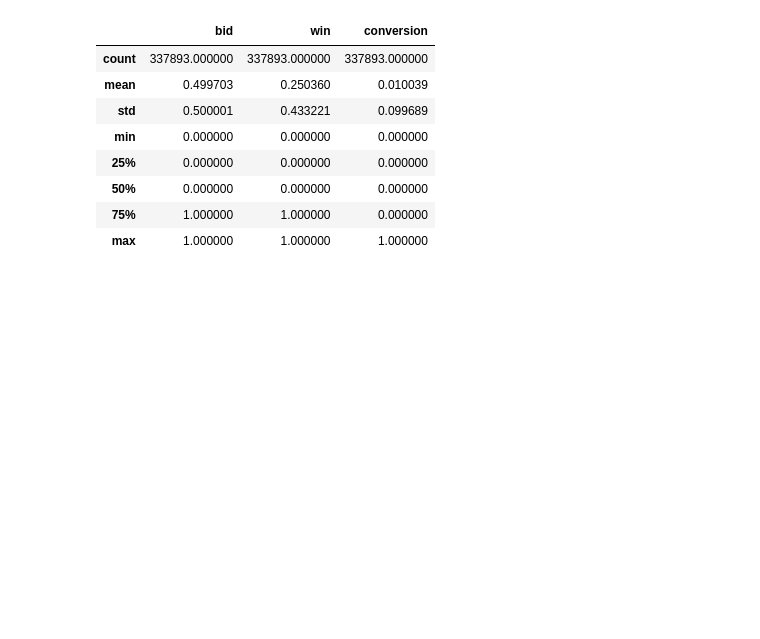
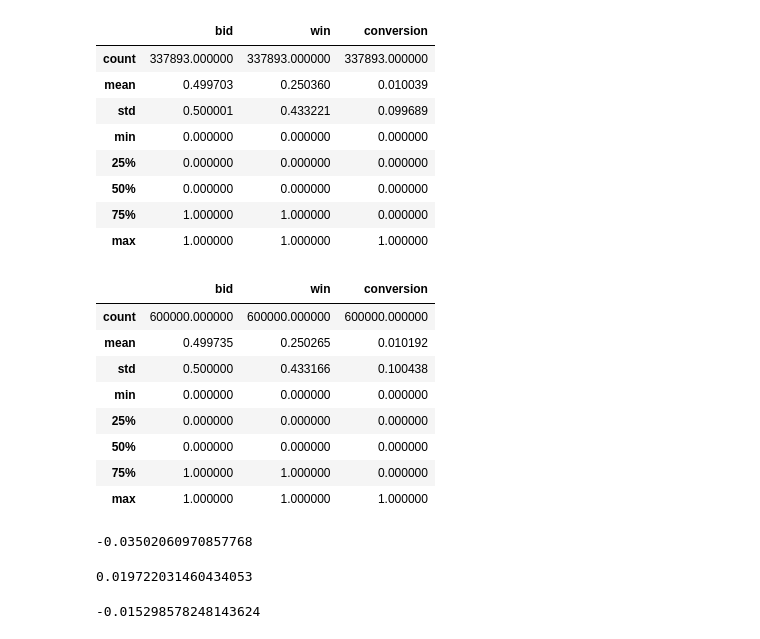
Before and after one commit to jkurdys/Vericast, a Jupyter notebook: notebooks/EDA.ipynb, the cells around one changed output. Drawn from its saved outputs; the diff is of its cells as text; code cells hidden in the pictures; blank space fills up the shorter version.

```diff
--- a/notebooks/EDA.ipynb
+++ b/notebooks/EDA.ipynb
@@ -215,3 +215,27 @@ test_bids.describe()
 | 50% | 0.000000 | 0.000000 | 0.000000 |
 | 75% | 1.000000 | 1.000000 | 0.000000 |
 | max | 1.000000 | 1.000000 | 1.000000 |
+# %%
+bids.describe()
+# %% [output]
+|  | bid | win | conversion |
+| count | 600000.000000 | 600000.000000 | 600000.000000 |
+| mean | 0.499735 | 0.250265 | 0.010192 |
+| std | 0.500000 | 0.433166 | 0.100438 |
+| min | 0.000000 | 0.000000 | 0.000000 |
+| 25% | 0.000000 | 0.000000 | 0.000000 |
+| 50% | 0.000000 | 0.000000 | 0.000000 |
+| 75% | 1.000000 | 1.000000 | 0.000000 |
+| max | 1.000000 | 1.000000 | 1.000000 |
+# %%
+(test_bids.conversion.mean() * 100) - (control_bids.conversion.mean() * 100)
+# %% [output]
+-0.03502060970857768
+# %%
+(control_bids.conversion.mean() * 100) - (bids.conversion.mean() * 100)
+# %% [output]
+0.019722031460434053
+# %%
+(test_bids.conversion.mean() * 100) - (bids.conversion.mean() * 100)
+# %% [output]
+-0.015298578248143624
```
Also changed, not shown: parts of 3 cells of this notebook, 1 other file.
